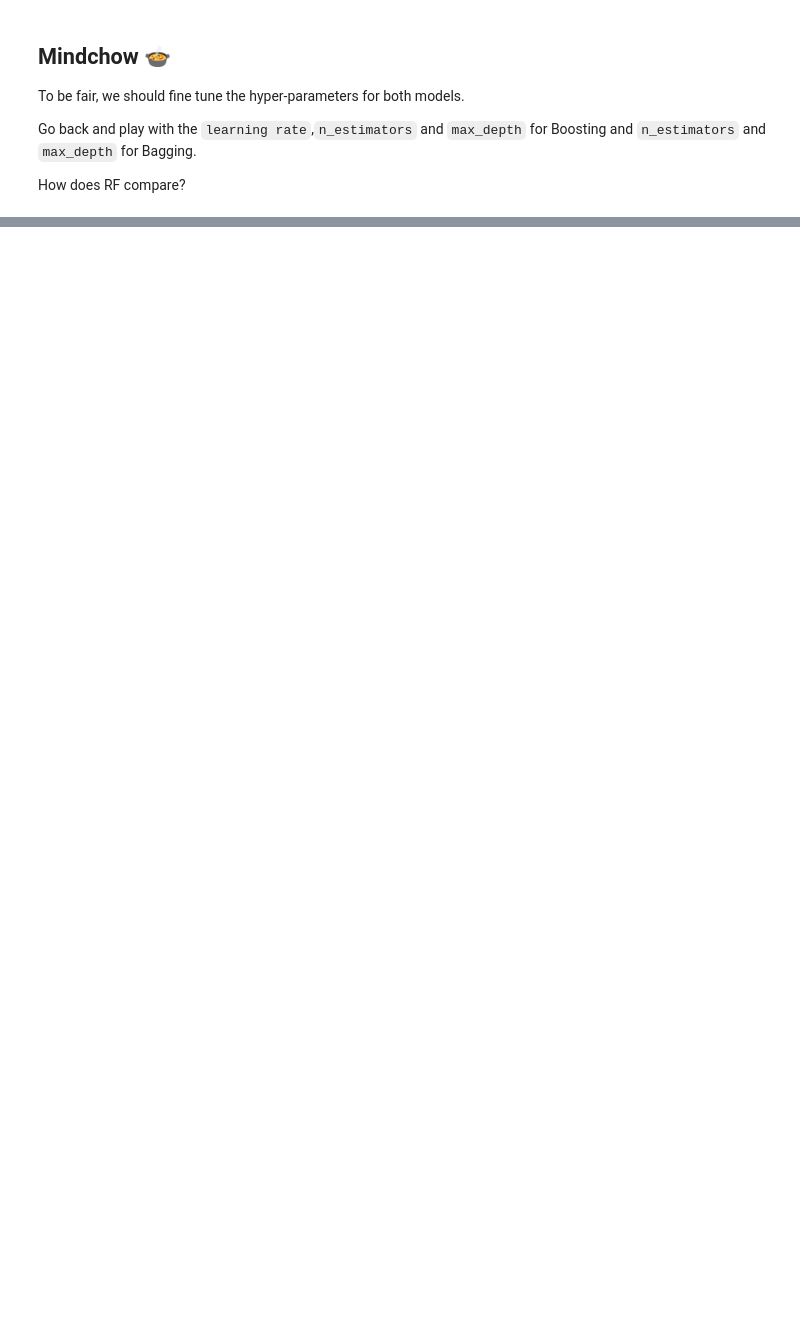
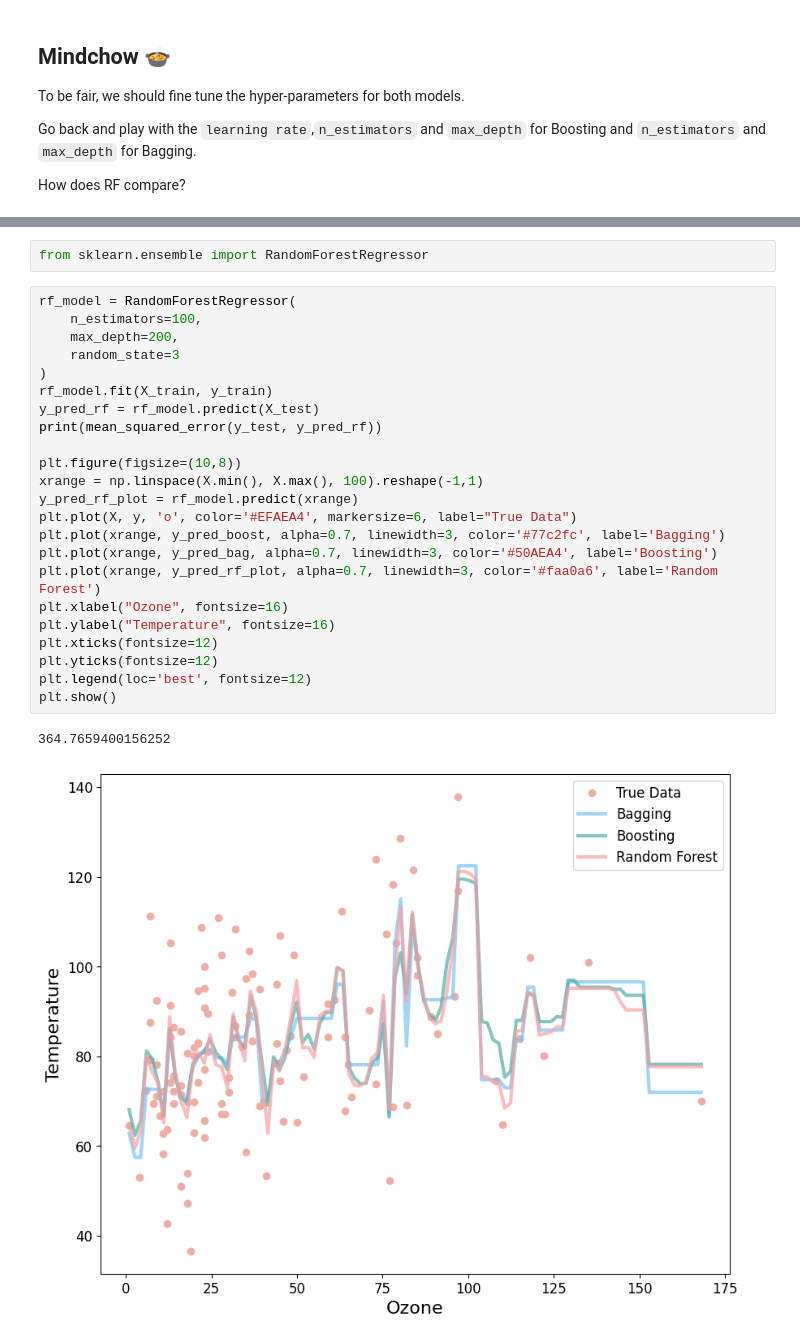
Before and after one commit to MuaazWahid/cs550, a Jupyter notebook: week10/hw/Module10-04-HW1-Boosting_Regressor.ipynb, the cells around one changed output, grey strips where cells are left out. Drawn from its saved outputs; the diff is of its cells as text; blank space fills up the shorter version.

```diff
--- a/week10/hw/Module10-04-HW1-Boosting_Regressor.ipynb
+++ b/week10/hw/Module10-04-HW1-Boosting_Regressor.ipynb
@@ -272,0 +355,28 @@ How does RF compare?
+# %%
+from sklearn.ensemble import RandomForestRegressor
+# %%
+rf_model = RandomForestRegressor(
+    n_estimators=100,
+    max_depth=200,
+    random_state=3
+)
+rf_model.fit(X_train, y_train)
+y_pred_rf = rf_model.predict(X_test)
+print(mean_squared_error(y_test, y_pred_rf))
+
+plt.figure(figsize=(10,8))
+xrange = np.linspace(X.min(), X.max(), 100).reshape(-1,1)
+y_pred_rf_plot = rf_model.predict(xrange)
+plt.plot(X, y, 'o', color='#EFAEA4', markersize=6, label="True Data")
+plt.plot(xrange, y_pred_boost, alpha=0.7, linewidth=3, color='#77c2fc', label='Bagging')
+plt.plot(xrange, y_pred_bag, alpha=0.7, linewidth=3, color='#50AEA4', label='Boosting')
+plt.plot(xrange, y_pred_rf_plot, alpha=0.7, linewidth=3, color='#faa0a6', label='Random Forest')
+plt.xlabel("Ozone", fontsize=16)
+plt.ylabel("Temperature", fontsize=16)
+plt.xticks(fontsize=12)
+plt.yticks(fontsize=12)
+plt.legend(loc='best', fontsize=12)
+plt.show()
+# %% [output]
+364.7659400156252
+[figure, added]
```
Also changed, not shown: parts of 18 cells of this notebook.
